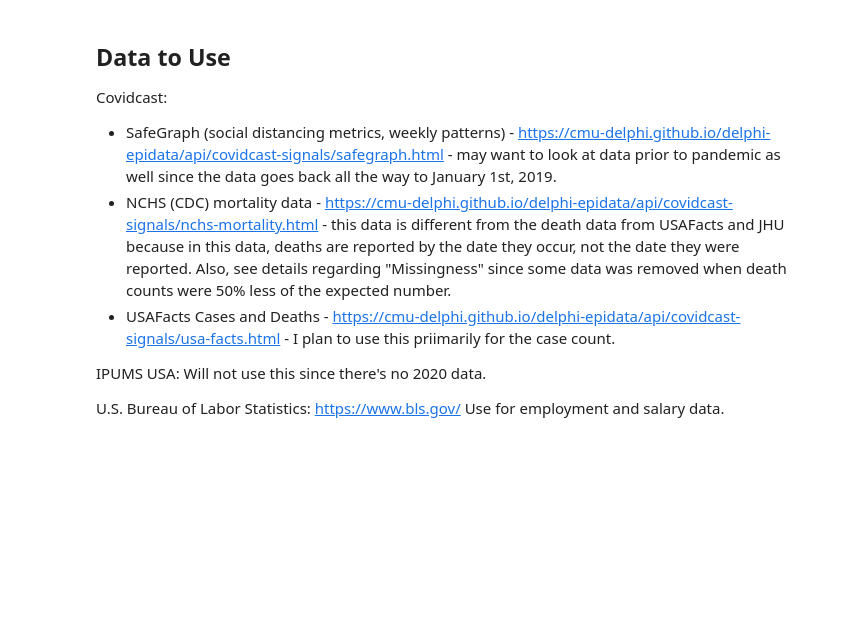
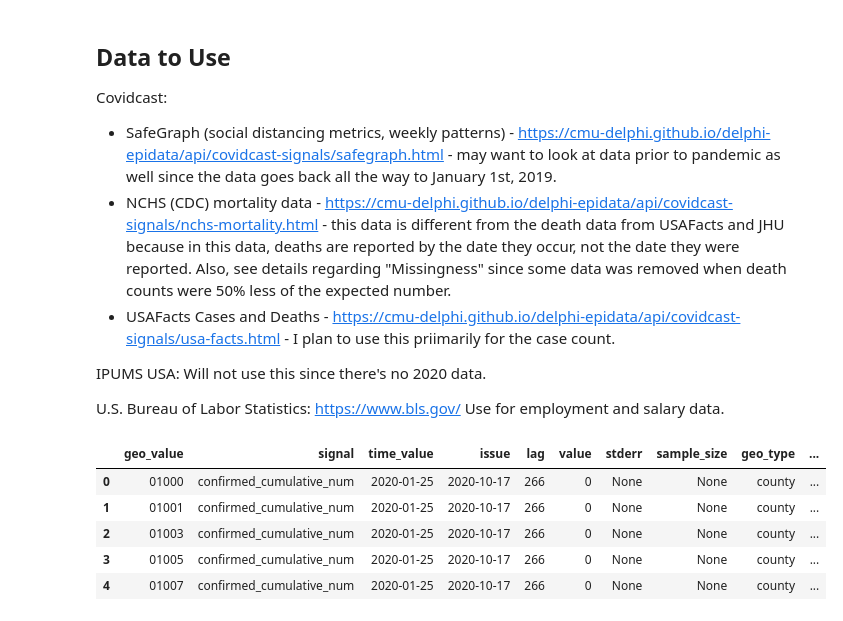
Before and after one commit to erickzli/IS597-COVID-Project, a Jupyter notebook: Kerstin's Folder/Step 1- Data Cleaning and Initial Exploration.ipynb, the cells around one changed output. Saved outputs shown, nothing was run; the diff lists cells and outputs as text; code cells hidden in the pictures; blank space fills up the shorter version.

Commit message:
Select signals from covidcast

```diff
--- a/Kerstin's Folder/Step 1- Data Cleaning and Initial Exploration.ipynb
+++ b/Kerstin's Folder/Step 1- Data Cleaning and Initial Exploration.ipynb
@@ -50,3 +53,14 @@ Will not use this since there's no 2020 data.
 
 U.S. Bureau of Labor Statistics: https://www.bls.gov/
 Use for employment and salary data.
+# %%
+data = covidcast.signal("usa-facts", "confirmed_cumulative_num", date(2020, 1, 25), date(2020, 12, 31))
+# %%
+data.head()
+# %% [output]
+|  | geo_value | signal | time_value | issue | lag | value | stderr | sample_size | geo_type | ... |
+| 0 | 01000 | confirmed_cumulative_num | 2020-01-25 | 2020-10-17 | 266 | 0 | None | None | county | ... |
+| 1 | 01001 | confirmed_cumulative_num | 2020-01-25 | 2020-10-17 | 266 | 0 | None | None | county | ... |
+| 2 | 01003 | confirmed_cumulative_num | 2020-01-25 | 2020-10-17 | 266 | 0 | None | None | county | ... |
+| 3 | 01005 | confirmed_cumulative_num | 2020-01-25 | 2020-10-17 | 266 | 0 | None | None | county | ... |
+| 4 | 01007 | confirmed_cumulative_num | 2020-01-25 | 2020-10-17 | 266 | 0 | None | None | county | ... |
```
Also changed, not shown: parts of 11 cells of this notebook.
